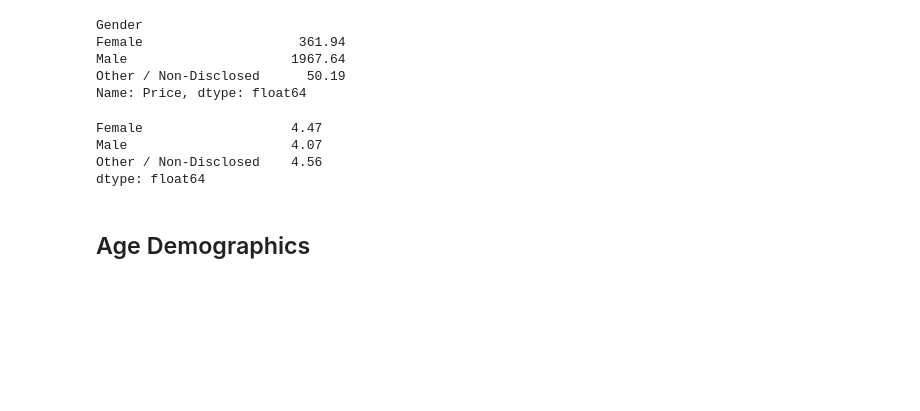
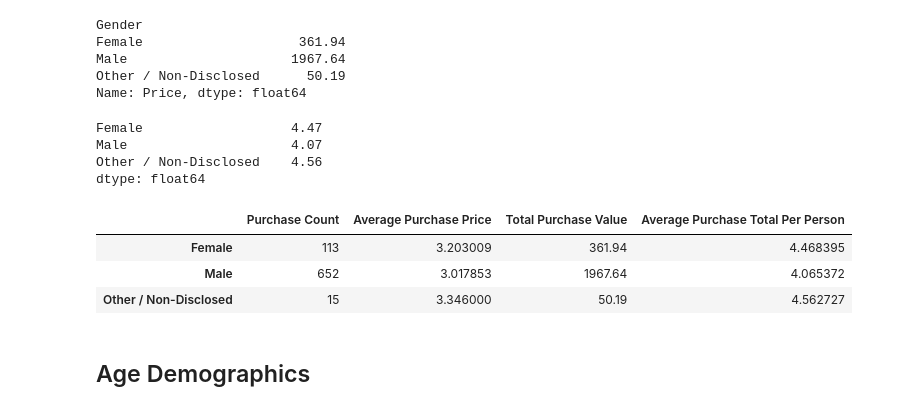
Before and after one commit to nkphu/Pandas---Challenge, a Jupyter notebook: HeroesOfPymoli_starter.ipynb, the cells around one changed output. Cells and saved outputs as stored; diff of their text form; code cells hidden in the pictures; blank space fills up the shorter version.

```diff
--- a/HeroesOfPymoli_starter.ipynb
+++ b/HeroesOfPymoli_starter.ipynb
@@ -149,8 +149,8 @@ Male                     3.02
 Other / Non-Disclosed    3.35
 Name: Price, dtype: float64
 # %%
-average_purchase_value = purchase_data_df.groupby(["Gender"]).sum()["Price"]
-average_purchase_value.head()
+total_gender_purchase_value = purchase_data_df.groupby(["Gender"]).sum()["Price"]
+total_gender_purchase_value.head()
 # %% [output]
 Gender
 Female                    361.94
@@ -158,13 +158,24 @@ Male                     1967.64
 Other / Non-Disclosed      50.19
 Name: Price, dtype: float64
 # %%
-average_purchase_total = purchase_data_df.groupby(["Gender"]).sum()["Price"] / count_gender
-average_purchase_total.round(2).head()
+average_purchase_total_gender = purchase_data_df.groupby(["Gender"]).sum()["Price"] / count_gender
+average_purchase_total_gender.round(2).head()
 # %% [output]
 Female                   4.47
 Male                     4.07
 Other / Non-Disclosed    4.56
 dtype: float64
+# %%
+Gender_Purchase_Analysis_df = pd.DataFrame({"Purchase Count": purchase_count,
+                    "Average Purchase Price": average_purchase_price,
+                    "Total Purchase Value": total_gender_purchase_value ,
+                    "Average Purchase Total Per Person": average_purchase_total_gender })
+Gender_Purchase_Analysis_df
+# %% [output]
+|  | Purchase Count | Average Purchase Price | Total Purchase Value | Average Purchase Total Per Person |
+| Female | 113 | 3.203009 | 361.94 | 4.468395 |
+| Male | 652 | 3.017853 | 1967.64 | 4.065372 |
+| Other / Non-Disclosed | 15 | 3.346000 | 50.19 | 4.562727 |
 # %% [markdown]
 ## Age Demographics
 # %% [markdown]
```
Also changed, not shown: parts of 5 cells of this notebook.
